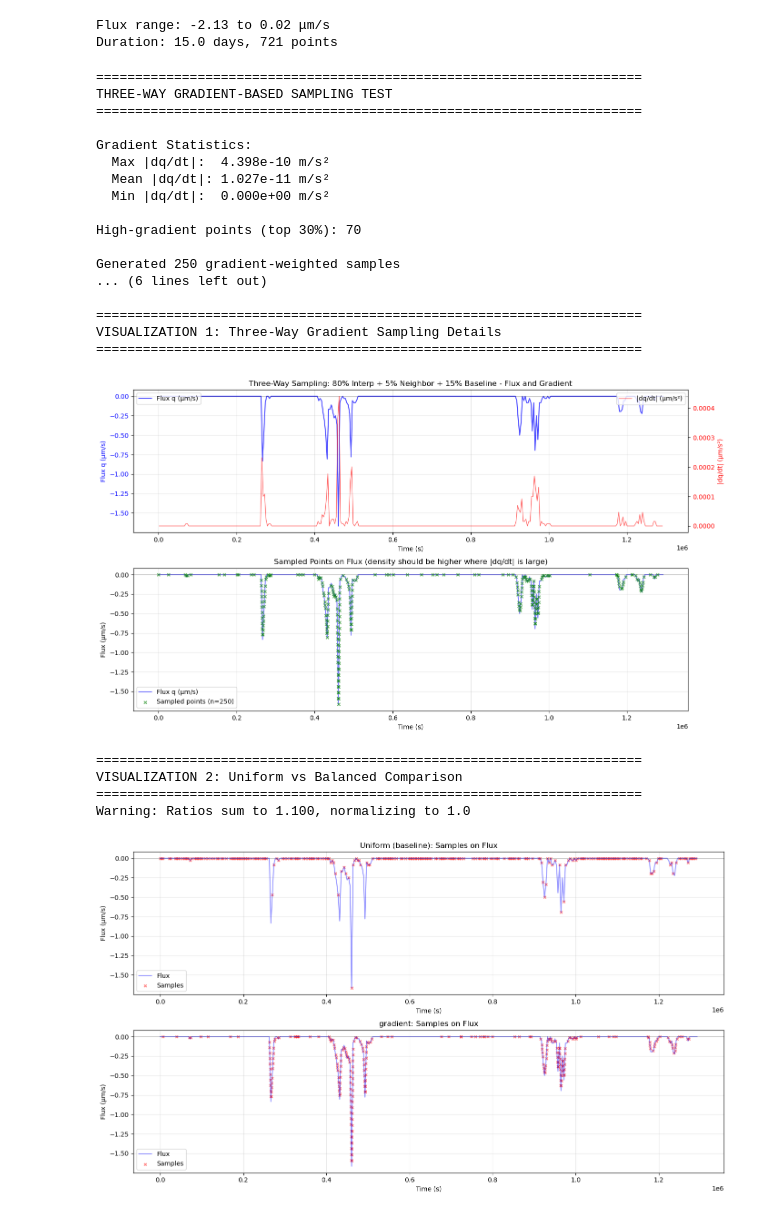
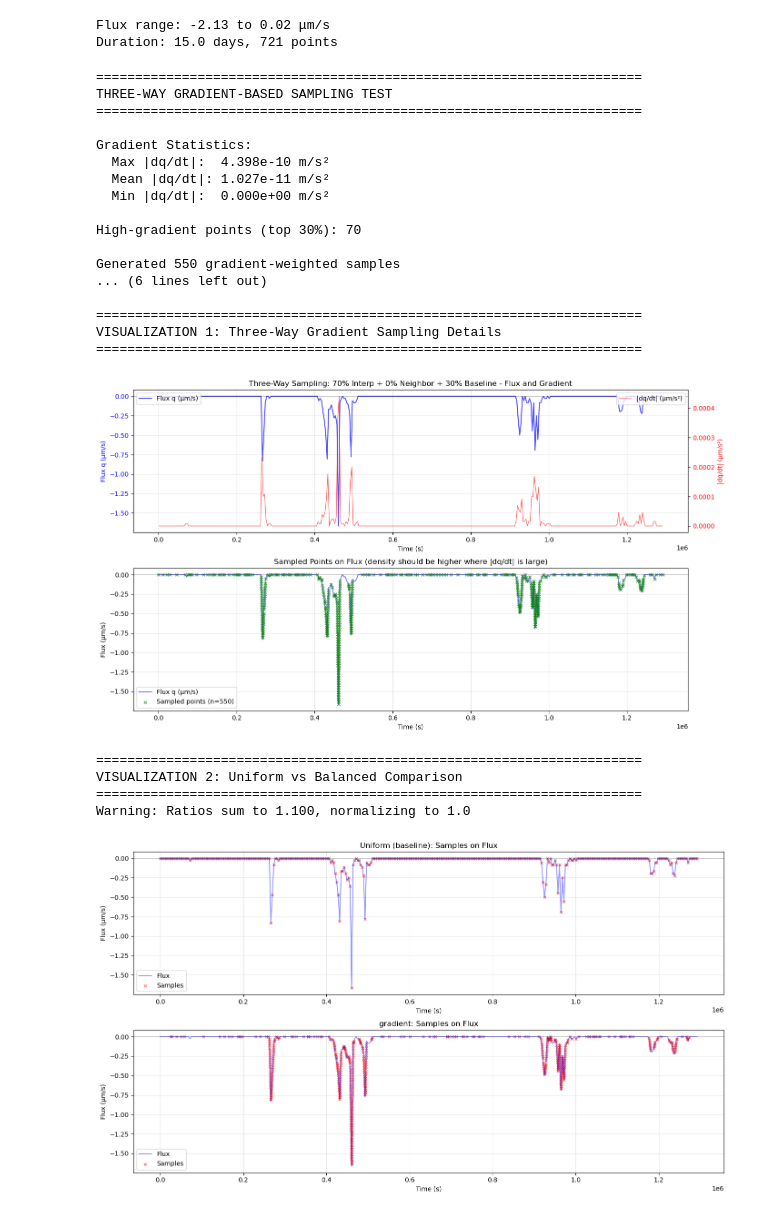
Before and after one commit to WqgJing/SMAP-Recharge-Flux, a Jupyter notebook: notebooks/forward_pinn.ipynb, the cells around one changed output. Drawn from its saved outputs; the diff is of its cells as text; code cells hidden in the pictures.

```diff
--- a/notebooks/forward_pinn.ipynb
+++ b/notebooks/forward_pinn.ipynb
@@ -174,13 +174,13 @@ high_grad_mask = gradients.abs() > high_grad_threshold
 print(f"\nHigh-gradient points (top 30%): {high_grad_mask.sum().item()}")
 
 # Test parameters - THREE-WAY SAMPLING
-batch_size_bc = 250
-interp_ratio = 0.80      # 80% from gradient-interpolated points
-neighbor_ratio = 0.05    # 5% from neighbors of high-gradient regions
-baseline_ratio = 0.15    # 15% from uniform baseline
-neighbor_expansion = 2   # ±2 neighbors around high gradients
+batch_size_bc = 550
+interp_ratio = 0.70      # 80% from gradient-interpolated points
+neighbor_ratio = 0.0    # 5% from neighbors of high-gradient regions
+baseline_ratio = 0.3 # 15% from uniform baseline
+neighbor_expansion = 0   # ±2 neighbors around high gradients
 power = 2.0              # >1 emphasizes high gradients more aggressively
-gradient_threshold = 0.7
+gradient_threshold = 0.4
 # Generate three-way gradient-based samples
 t_bc_gradient, sample_info = gradient_based_sampling(
     q0_times_t,
@@ -285,40 +285,40 @@ sample_grad_mean = np.mean(sample_gradients)
 overall_grad_mean = gradients.abs().mean().item()
 
 print(f"Configuration: {interp_ratio*100:.0f}% interp + {neighbor_ratio*100:.0f}% neighbor + {baseline_ratio*100:.0f}% baseline")
 print(f"\nGradient Enrichment:")
 print(f"  Average |dq/dt| at sampled points:  {sample_grad_mean:.3e} m/s²")
 print(f"  Average |dq/dt| overall:            {overall_grad_mean:.3e} m/s²")
 print(f"  Enrichment factor:                  {sample_grad_mean/overall_grad_mean:.2f}x")
 print(f"\nSample Composition:")
 print(f"  Interpolated points:  {sample_info['n_interp_samples']}")
 print(f"  Neighbor points:      {sample_info['n_neighbor_samples']}")
 print(f"  Baseline points:      {sample_info['n_baseline_samples']}")
 print("\nExpected: Enrichment > 1.5x (samples concentrated in high-gradient regions)")
 print("="*70)
 # %% [output]
 ======================================================================
 THREE-WAY GRADIENT-BASED SAMPLING TEST
 ======================================================================
 
 Gradient Statistics:
   Max |dq/dt|:  4.398e-10 m/s²
   Mean |dq/dt|: 1.027e-11 m/s²
   Min |dq/dt|:  0.000e+00 m/s²
 
 High-gradient points (top 30%): 70
 
-Generated 250 gradient-weighted samples
+Generated 550 gradient-weighted samples
 ... (6 lines left out)
 
 ======================================================================
 VISUALIZATION 1: Three-Way Gradient Sampling Details
 ======================================================================
-[figure, old version]
+[figure, new version]
 ======================================================================
 VISUALIZATION 2: Uniform vs Balanced Comparison
 ======================================================================
 Warning: Ratios sum to 1.100, normalizing to 1.0
-[figure, old version]
+[figure, new version]
 ======================================================================
 QUANTITATIVE VERIFICATION
 ======================================================================
```
Also changed, not shown: parts of 4 cells of this notebook.
